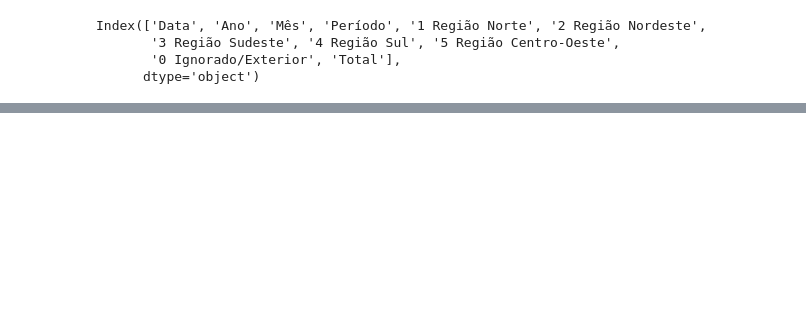
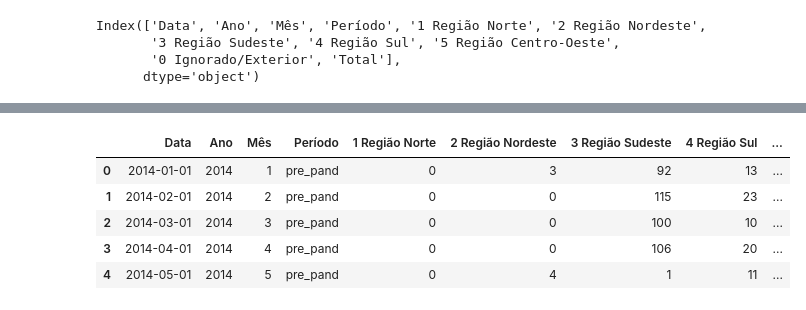
Before and after one commit to RenatoFleury/eda_data_sus, a Jupyter notebook: notebooks/eda_sangue_oculto.ipynb, the cells around one changed output, grey strips where cells are left out. Saved outputs shown, nothing was run; the diff lists cells and outputs as text; code cells hidden in the pictures; blank space fills up the shorter version.

```diff
--- a/notebooks/eda_sangue_oculto.ipynb
+++ b/notebooks/eda_sangue_oculto.ipynb
@@ -102,3 +102,12 @@ for regiao in regioes:
 [interactive output not drawn]
 [interactive output not drawn]
 [interactive output not drawn]
+# %%
+df.head()
+# %% [output]
+|  | Data | Ano | Mês | Período | 1 Região Norte | 2 Região Nordeste | 3 Região Sudeste | 4 Região Sul | ... |
+| 0 | 2014-01-01 | 2014 | 1 | pre_pand | 0 | 3 | 92 | 13 | ... |
+| 1 | 2014-02-01 | 2014 | 2 | pre_pand | 0 | 0 | 115 | 23 | ... |
+| 2 | 2014-03-01 | 2014 | 3 | pre_pand | 0 | 0 | 100 | 10 | ... |
+| 3 | 2014-04-01 | 2014 | 4 | pre_pand | 0 | 0 | 106 | 20 | ... |
+| 4 | 2014-05-01 | 2014 | 5 | pre_pand | 0 | 4 | 1 | 11 | ... |
```
Also changed, not shown: parts of 1 cell of this notebook, 7 other files.
